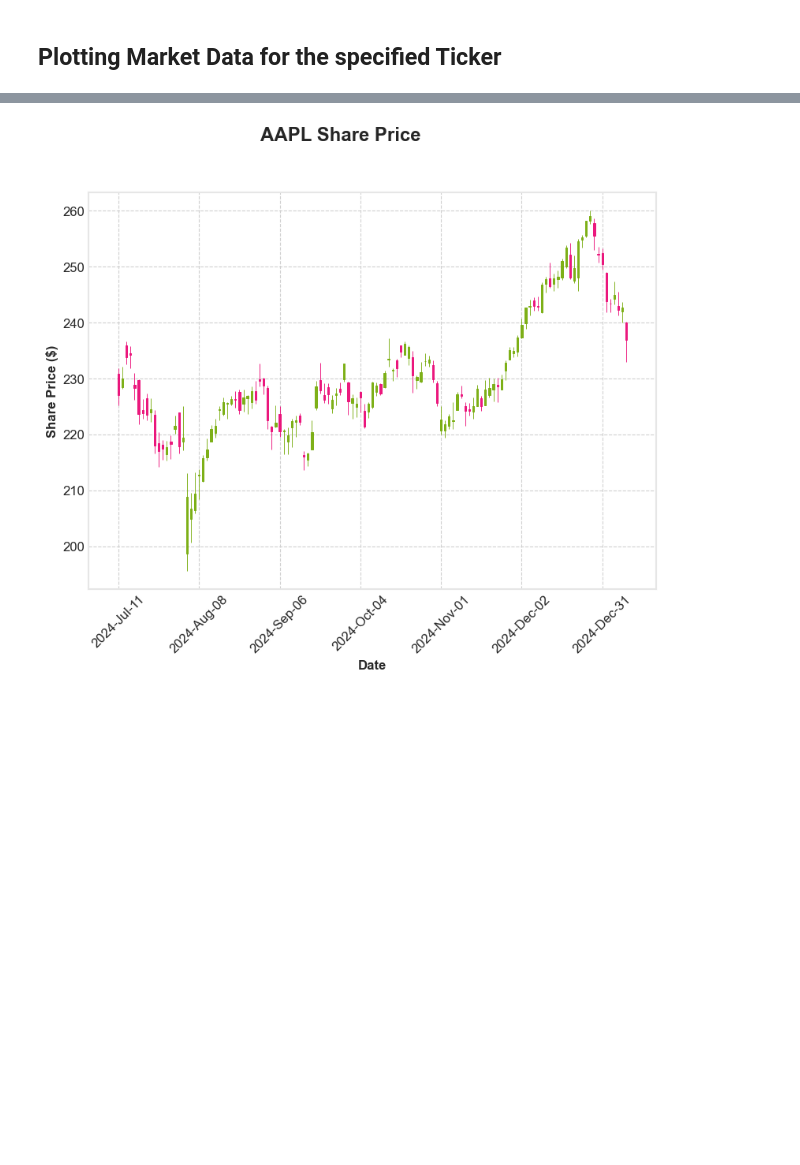
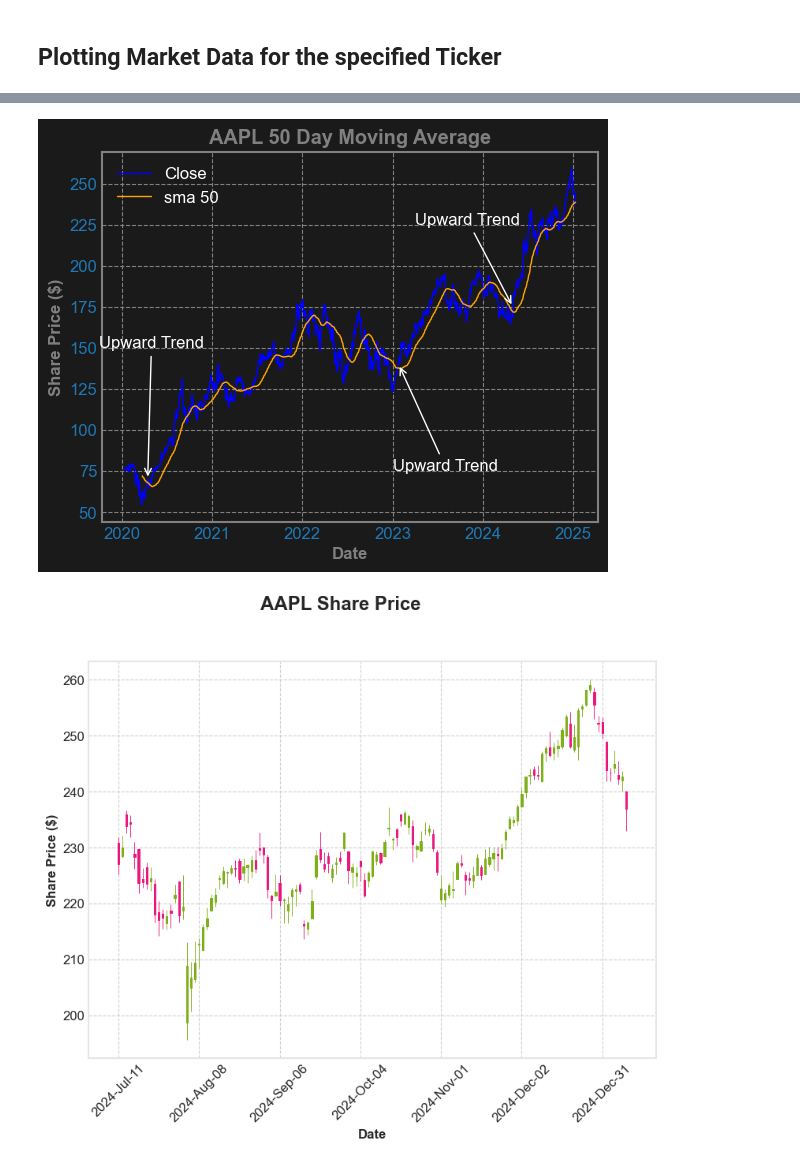
Before and after one commit to fdennehy/pfda-project, a Jupyter notebook: tech_analysis.ipynb, the cells around one changed output, grey strips where cells are left out. Saved outputs shown, nothing was run; the diff lists cells and outputs as text; code cells hidden in the pictures; blank space fills up the shorter version.

Commit message:
Re-structuring Moving Averages section of Notebook

```diff
--- a/tech_analysis.ipynb
+++ b/tech_analysis.ipynb
@@ -113,0 +176,11 @@ ax.grid(True)
+# %%
+# Set time windoes for short and long simple moving averages (SMAs).
+short_window = 50
+long_window = 200
+
+# Add columns for the both SMAs to the Data Frame, using function created previously.
+market_data['sma' + str(short_window)] = calculate_sma(market_data['Close'], short_window)
+market_data['sma' + str(long_window)] = calculate_sma(market_data['Close'], long_window)
+
+# Check the Data Frame.
+market_data
@@ -113,0 +202,53 @@ ax.grid(True)
+# %%
+# Overlay simple moving averages onto the previous price chart.
+
+plt.style.use({
+    'axes.facecolor': '#1a1a1a',
+    'axes.edgecolor': 'gray',
+    'axes.labelcolor': 'white',
+    'text.color': 'white',
+    'xtick.color': 'tab:blue',
+    'ytick.color': 'tab:blue',
+    'grid.color': 'gray',
+    'figure.facecolor': '#1a1a1a',
+    'figure.edgecolor': '#1a1a1a',
+    'savefig.facecolor': '#1a1a1a',
+    'savefig.edgecolor': '#1a1a1a',
+})
+
+# plot figure and axes
+fig, ax = plt.subplots()
+
+# Title.
+ax.set_title(ticker + " " + str(short_window) + " Day Moving Average", weight='bold', color = 'grey')
+
+# Axis labels.
+ax.set_xlabel('Date', weight='bold', color = 'grey')
+ax.set_ylabel('Share Price ($)', weight ='bold', color = 'grey')
+
+# Generate plot
+ax.plot(market_data["Close"], color = 'blue', linewidth = 1, label = 'Close')
+ax.plot(market_data["sma "+ str(short_window)], color = 'orange', linewidth = 1, label = 'sma ' + str(short_window))
+
+plt.legend(loc=2)
+
+# Annotations
+### Note: Annotations below are specific for AAPL ticker ###
+# They will need to be adjusted for other tickers
+# https://campus.datacamp.com/courses/introduction-to-data-visualization-with-matplotlib/plotting-time-series?ex=9
+
+ax.annotate("Upward Trend",
+            xy=(pd.Timestamp("2020-04-15"),70),
+            xytext=(pd.Timestamp("2019-10-01"),150),
+            arrowprops={"arrowstyle":"->", "color":"white"})
+
+ax.annotate("Upward Trend",
+            xy=(pd.Timestamp("2023-01-25"),140),
+            xytext=(pd.Timestamp("2023-01-01"),75),
+            arrowprops={"arrowstyle":"->", "color":"white"})
+
+ax.annotate("Upward Trend",
+            xy=(pd.Timestamp("2024-05-01"),175),
+            xytext=(pd.Timestamp("2023-04-01"),225),
+            arrowprops={"arrowstyle":"->", "color":"white"})
+# %% [output]
@@ -114,3 +256,4 @@ ax.grid(True)
+[figure, added]
 # %%
 # Plot open, close, high and low price data on a candlestick chart, using mplfinance.
 # https://github.com/matplotlib/mplfinance#tutorials
```
Also changed, not shown: parts of 24 cells of this notebook, 2 other files.
